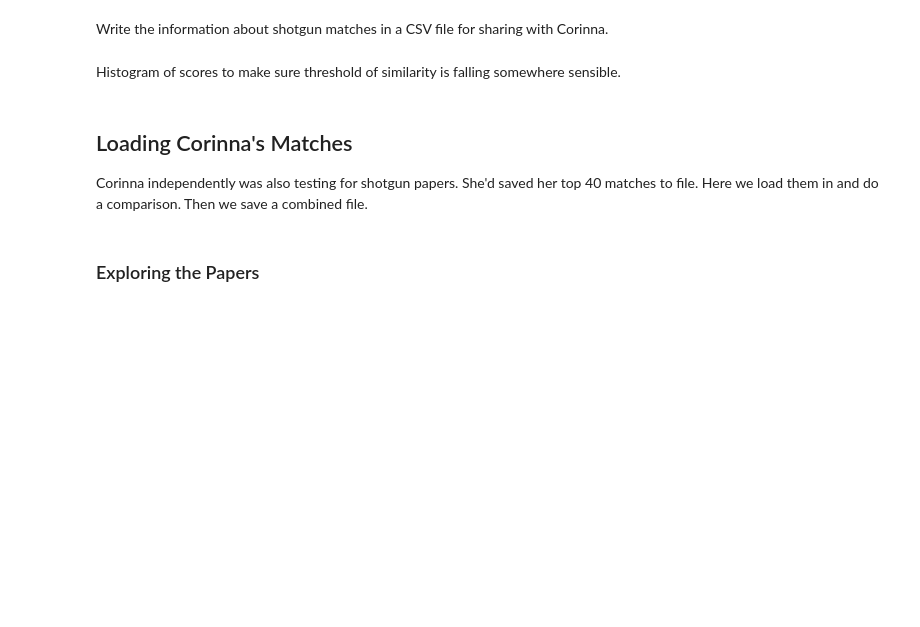
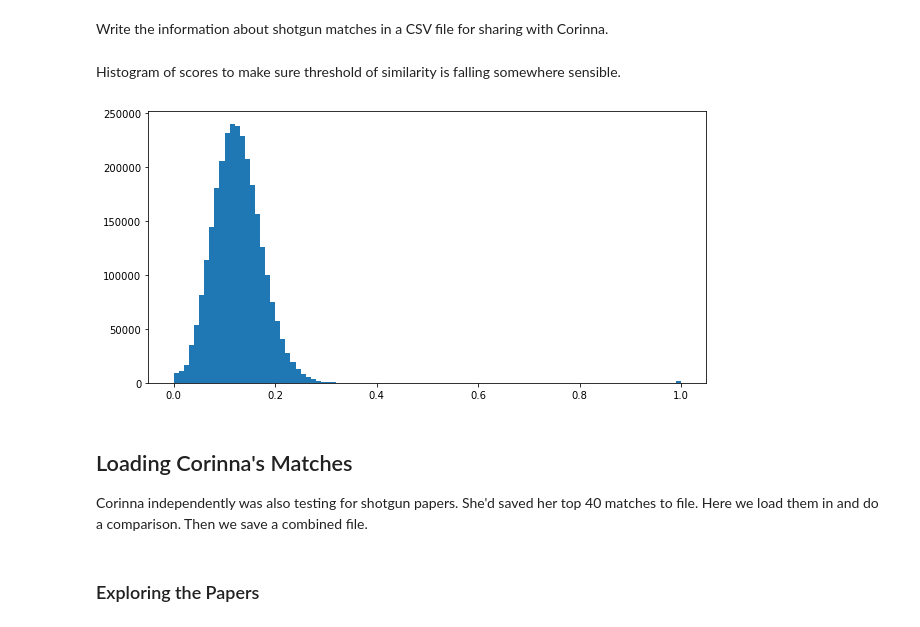
Before and after one commit to sods/neurips2014, a Jupyter notebook: Identify Shotgun Submissions.ipynb, the cells around one changed output. Saved outputs shown, nothing was run; the diff lists cells and outputs as text; code cells hidden in the pictures; blank space fills up the shorter version.

```diff
--- a/Identify Shotgun Submissions.ipynb
+++ b/Identify Shotgun Submissions.ipynb
@@ -16,15 +18,15 @@ import pylab as pb
 Load in latest list of papers.
 # %%
 filename = '2014-06-08_paper_list.xls'
-cmt = cmtutils.cmt_papers_read(filename=filename)
+cmt = cu.cmt_papers_read(filename=filename)
 # %% [markdown]
 Abstract summary words for title, authors and abstracts.
 # %%
 words = {'title':{}, 'author':{}, 'abstract':{}, 'keywords':{}}
 for id in cmt.papers.index:
     #if int(id) < 1000:
-    words['abstract'][id] = cmtutils.extract_stem_words(cmt.papers['Abstract'][id])
-    words['title'][id] = cmtutils.extract_stem_words(cmt.papers['Title'][id])
+    words['abstract'][id] = cu.extract_stem_words(cmt.papers['Abstract'][id])
+    words['title'][id] = cu.extract_stem_words(cmt.papers['Title'][id])
     words['author'][id] = [author.strip() for author in cmt.papers['AuthorEmails'][id].split(';')]
     words['keywords'][id] = [keyword.strip().replace('*', '') for keyword in cmt.papers['SubjectAreas'][id].split(';')]
 # %% [markdown]
@@ -39,7 +41,7 @@ for key in words.keys():
 
 for id1 in cmt.papers.index:
     for id2 in cmt.papers.index:
-        if id2 > id1:
+        if int(id2) > int(id1):
             break
         for key in S.keys():
             result = len(set(words[key][id1]) & set(words[key][id2]))
@@ -93,8 +94,11 @@ f.close()
 # %% [markdown]
 Histogram of scores to make sure threshold of similarity is falling somewhere sensible.
 # %%
-import pylab as plt
-a= plt.hist(nS['abstract'].values.flatten(), 100)
+import matplotlib.pyplot as plt
+fig, ax = plt.subplots(figsize=(10, 5))
+_ = ax.hist(nS['abstract'].values.flatten(), range=[0, 1], bins=100)
+# %% [output]
+[figure, added]
 # %% [markdown]
 ## Loading Corinna's Matches
 
```
Also changed, not shown: parts of 8 cells of this notebook, 9 other files.
